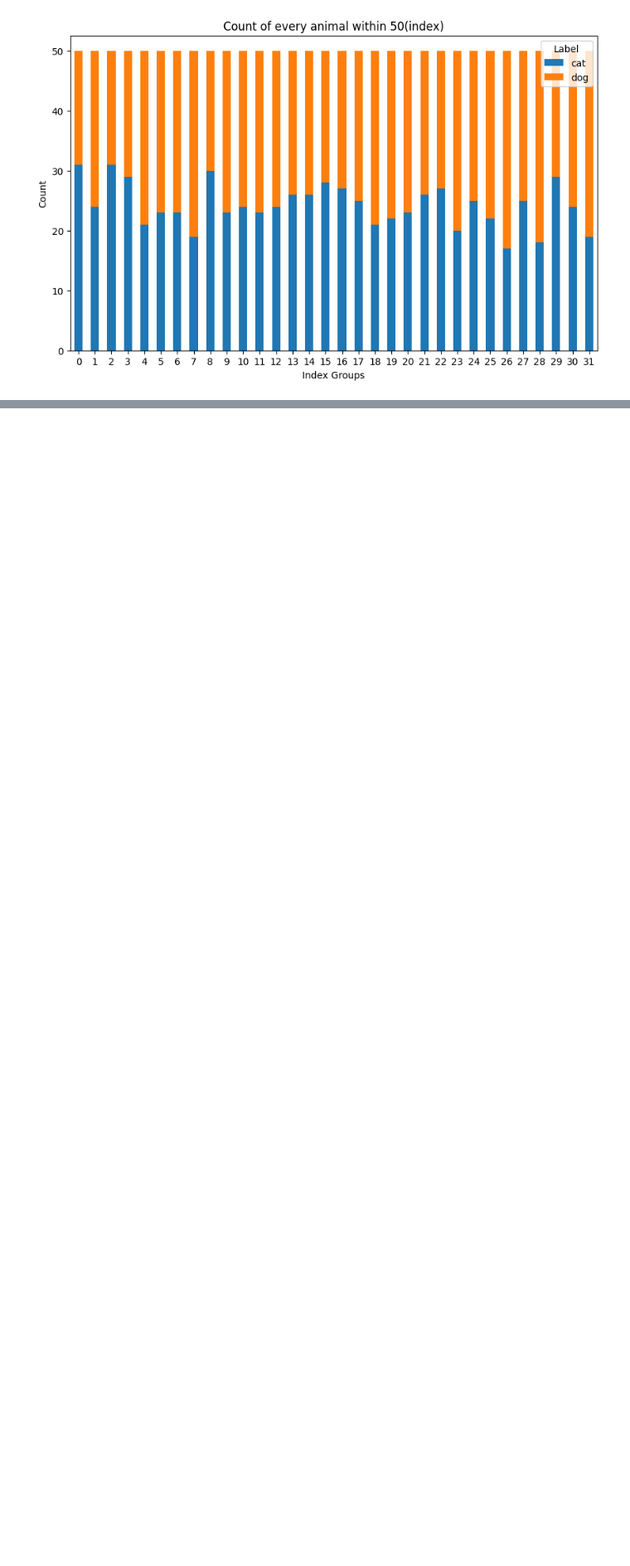
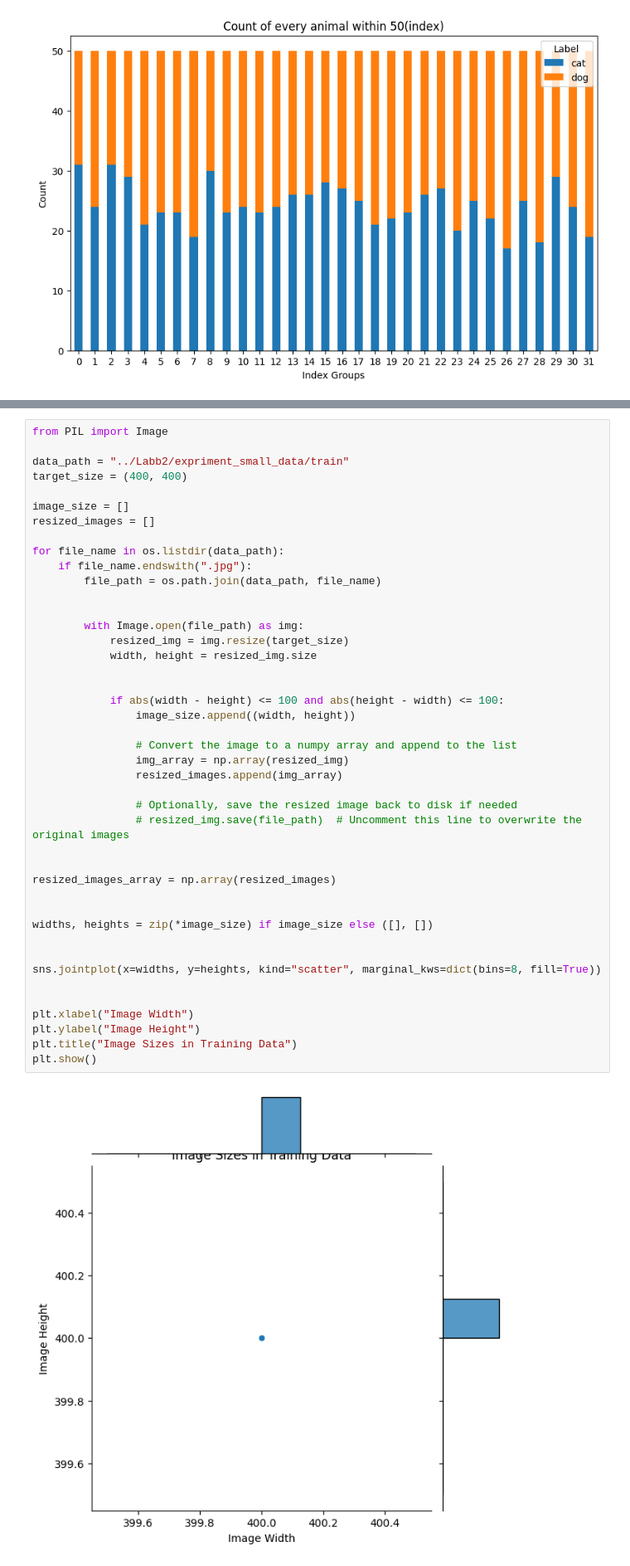
Before and after one commit to PontanB/AI-Pontus-Berglund-OPA23-, a Jupyter notebook: Labb2/lab.ipynb, the cells around one changed output, grey strips where cells are left out. Shown at 83% size. Saved outputs shown, nothing was run; the diff lists cells and outputs as text; blank space fills up the shorter version.

```diff
--- a/Labb2/lab.ipynb
+++ b/Labb2/lab.ipynb
@@ -231,0 +286,45 @@ plt.show()
+# %%
+from PIL import Image
+
+data_path = "../Labb2/expriment_small_data/train"
+target_size = (400, 400)
+
+image_size = []
+resized_images = []
+
+for file_name in os.listdir(data_path):
+    if file_name.endswith(".jpg"):
+        file_path = os.path.join(data_path, file_name)
+
+
+        with Image.open(file_path) as img:
+            resized_img = img.resize(target_size)
+            width, height = resized_img.size
+
+
+            if abs(width - height) <= 100 and abs(height - width) <= 100:
+                image_size.append((width, height))
+
+                # Convert the image to a numpy array and append to the list
+                img_array = np.array(resized_img)
+                resized_images.append(img_array)
+
+                # Optionally, save the resized image back to disk if needed
+                # resized_img.save(file_path)  # Uncomment this line to overwrite the original images
+
+
+resized_images_array = np.array(resized_images)
+
+
+widths, heights = zip(*image_size) if image_size else ([], [])
+
+
+sns.jointplot(x=widths, y=heights, kind="scatter", marginal_kws=dict(bins=8, fill=True))
+
+
+plt.xlabel("Image Width")
+plt.ylabel("Image Height")
+plt.title("Image Sizes in Training Data")
+plt.show()
+# %% [output]
+[figure, added]
```
Also changed, not shown: parts of 5 cells of this notebook, 1 other file.
